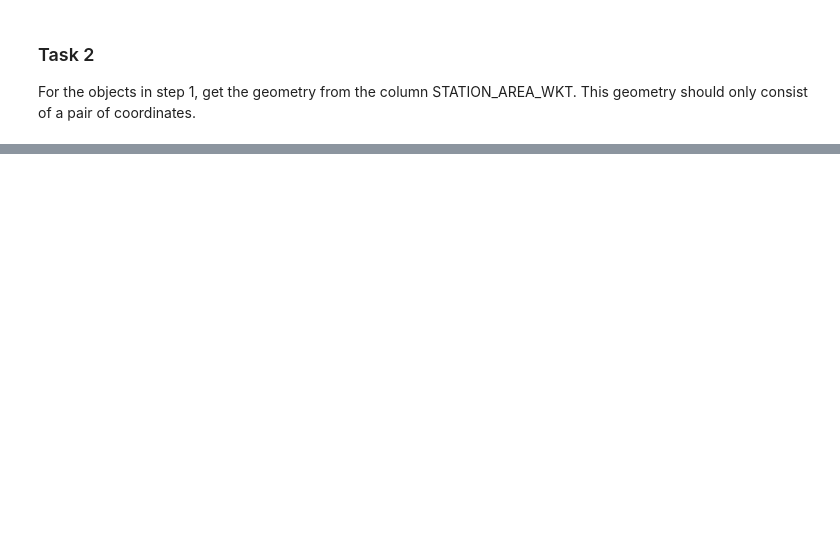
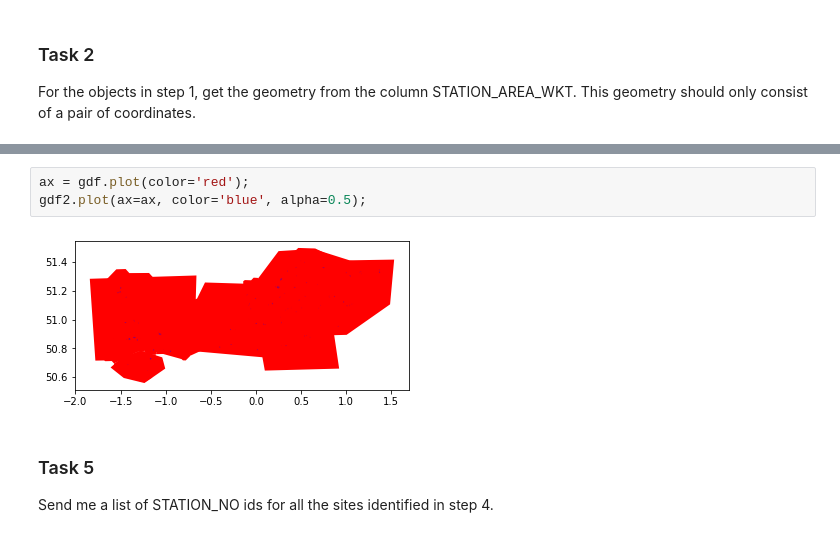
Before and after one commit to BelloJ/intern_team_3_2022_rainfall_data, a Jupyter notebook: Rainfall_Intern_Project_Notebook.ipynb, the cells around one changed output, grey strips where cells are left out. Drawn from its saved outputs; the diff is of its cells as text; blank space fills up the shorter version.

```diff
--- a/Rainfall_Intern_Project_Notebook.ipynb
+++ b/Rainfall_Intern_Project_Notebook.ipynb
@@ -159,0 +198,8 @@ gdf.head()
+# %%
+ax = gdf.plot(color='red');
+gdf2.plot(ax=ax, color='blue', alpha=0.5);
+# %% [output]
+[figure, added]
+# %% [markdown]
+### Task 5
+Send me a list of STATION_NO ids for all the sites identified in step 4.
```
Also changed, not shown: parts of 25 cells of this notebook.
